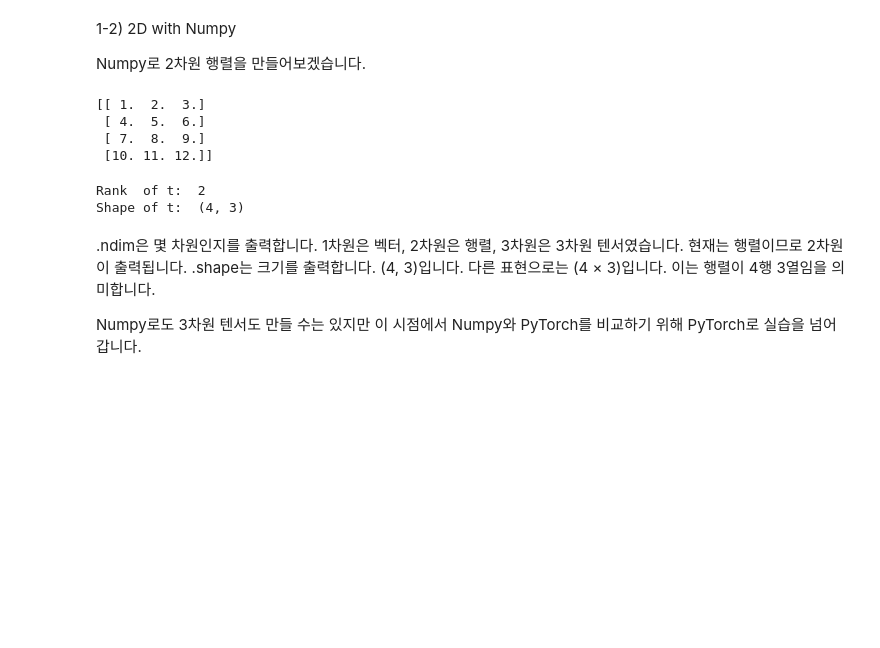
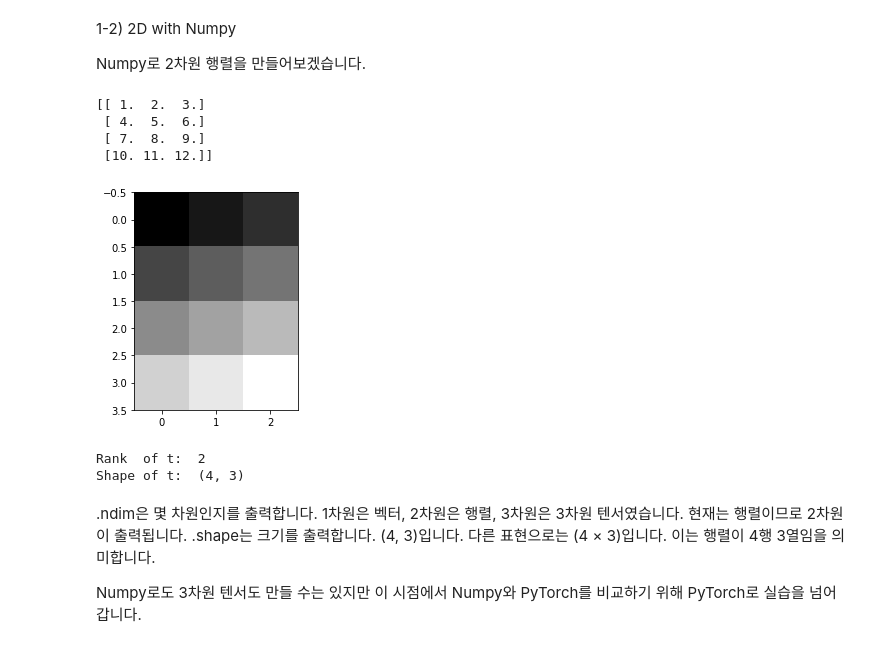
Before and after one commit to Namsik-Yoon/pytorch_basic, a Jupyter notebook: 1. pytorch 기초.ipynb, the cells around one changed output. Drawn from its saved outputs; the diff is of its cells as text; code cells hidden in the pictures; blank space fills up the shorter version.

```diff
--- a/1. pytorch 기초.ipynb
+++ b/1. pytorch 기초.ipynb
@@ -221,6 +221,11 @@ print(t)
  [ 4.  5.  6.]
  [ 7.  8.  9.]
  [10. 11. 12.]]
+# %%
+plt.imshow(t,cmap='gray')
+plt.show()
+# %% [output]
+[figure, added]
 # %%
 print('Rank  of t: ', t.ndim)
 print('Shape of t: ', t.shape)
```
Also changed, not shown: parts of 6 cells of this notebook.
